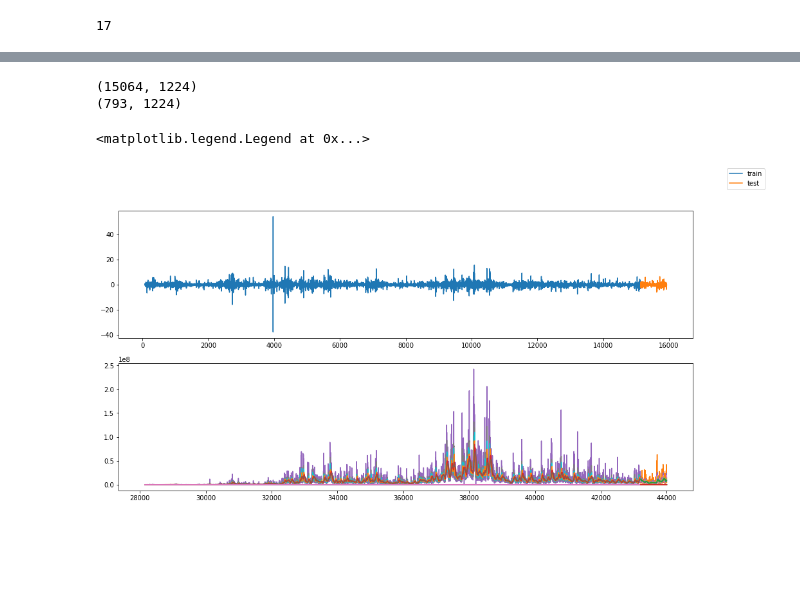
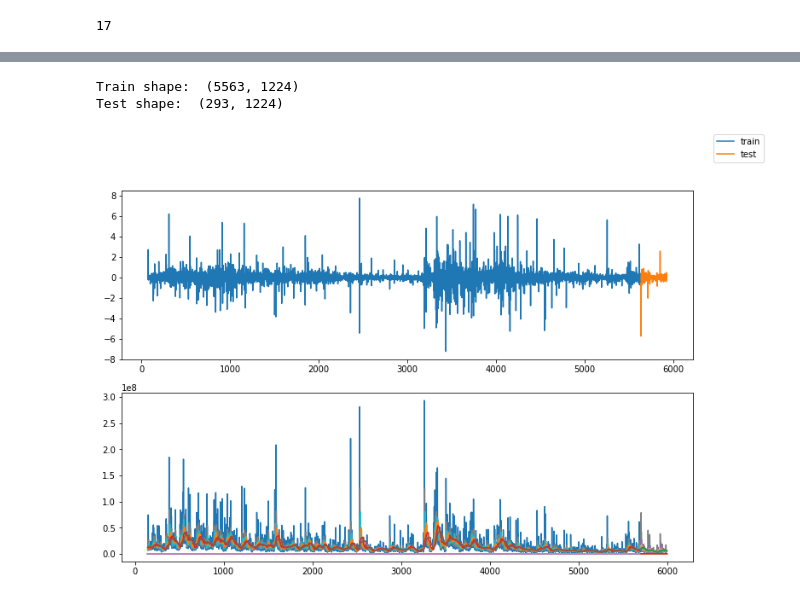
Before and after one commit to daniel-cortez-stevenson/crypto-predict, a Jupyter notebook: notebooks/preprocessing.ipynb, the cells around one changed output, grey strips where cells are left out. Saved outputs shown, nothing was run; the diff lists cells and outputs as text; code cells hidden in the pictures; blank space fills up the shorter version.

```diff
--- a/notebooks/preprocessing.ipynb
+++ b/notebooks/preprocessing.ipynb
@@ -30,8 +41,6 @@ TEST_SIZE=0.05
-# %%
-data = pd.read_csv('../data/raw/{}.csv'.format(SYM), index_col=0)
 # %%
-df = data[['open','high','close','low','volumeto', 'volumefrom']]\
-    .pipe(truncate, LAST_N_HOURS)\
+df = data \
+    .drop(['time', 'timestamp'], axis=1) \
     .pipe(calc_target, TARGET)\
     .pipe(calc_volume_ma, MOVING_AVERAGE_LAGS)\
     .dropna(how='any', axis=0)
@@ -56,4 +65,5 @@ N_FEATURES
 # %% [output]
 17
 # %%
-X, y = data_to_supervised(df, Tx, Ty)
+X, y = data_to_supervised(input_df=df, Tx=Tx, Ty=Ty)
+X.head()
@@ -60,20 +78,19 @@ X, y = data_to_supervised(df, Tx, Ty)
 # %%
-X_train, X_test, y_train, y_test = ttsplit_and_trim(X, y, TEST_SIZE, N_FEATURES, Ty)
-
-p(X_train.shape)
-p(X_test.shape)
+X_train, X_test, y_train, y_test = train_test_split(X, y, test_size=TEST_SIZE, shuffle=False)
+p('Train shape: ', X_train.shape)
+p('Test shape: ', X_test.shape)
 # %% [output]
-(15064, 1224)
-(793, 1224)
+Train shape:  (5563, 1224)
+Test shape:  (293, 1224)
 # %%
-fig, ax = plt.subplots(2)
-fig.set_size_inches(16,8)
+fig, ax = plt.subplots(2, figsize=(12, 8))
+
 ax[0].plot(y_train, label='train')
 ax[0].plot(y_test, label='test')
 
 ax[1].plot(X_train.iloc[:,-N_FEATURES:])
 ax[1].plot(X_test.iloc[:,-N_FEATURES:])
 fig.legend()
+plt.show()
 # %% [output]
-<matplotlib.legend.Legend at 0x...>
-[figure, old version]
+[figure, new version]
```
Also changed, not shown: parts of 7 cells of this notebook, 11 other files.
